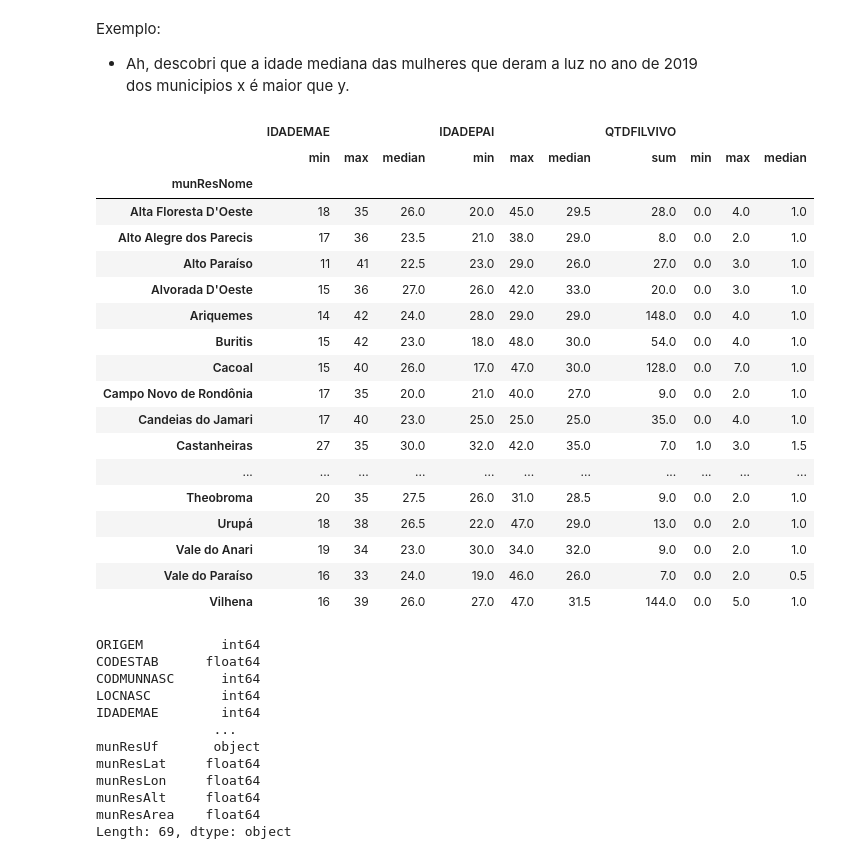
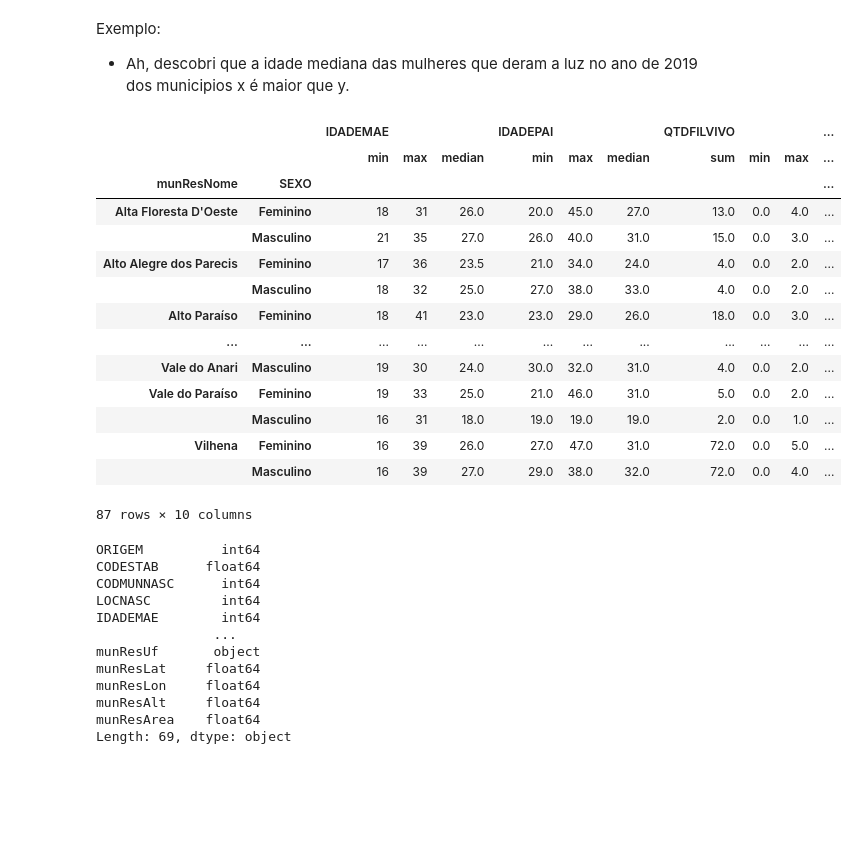
Before and after one commit to iqui27/EBAC-AULAS, a Jupyter notebook: MODULO 9/Mod9Tarefa1.ipynb, the cells around one changed output. Drawn from its saved outputs; the diff is of its cells as text; code cells hidden in the pictures; blank space fills up the shorter version.

```diff
--- a/MODULO 9/Mod9Tarefa1.ipynb
+++ b/MODULO 9/Mod9Tarefa1.ipynb
@@ -101,28 +101,24 @@ Exemplo:
 - Ah, descobri que a idade mediana das mulheres que deram a luz no ano de 2019 dos municipios x é maior que y.
 # %%
 sinasc_marco = sinasc_raw[(sinasc_raw['DTNASC'] >= "2019-03-01") & ((sinasc_raw['DTNASC'] <= "2019-03-31"))]
-group = sinasc_marco.groupby('munResNome').aggregate({'IDADEMAE' :['min','max', 'median'], 'IDADEPAI':['min','max','median'], 'QTDFILVIVO': ['sum','min','max', 'median']}).dropna()
+group = sinasc_marco.groupby(['munResNome','SEXO']).aggregate({'IDADEMAE' :['min','max', 'median'], 'IDADEPAI':['min','max','median'], 'QTDFILVIVO': ['sum','min','max', 'median']}).dropna()
 group
 # %% [output]
-|  | IDADEMAE |  |  | IDADEPAI |  |  | QTDFILVIVO |  |  |  |
-|  | min | max | median | min | max | median | sum | min | max | median |
-| munResNome |  |  |  |  |  |  |  |  |  |  |
-| Alta Floresta D'Oeste | 18 | 35 | 26.0 | 20.0 | 45.0 | 29.5 | 28.0 | 0.0 | 4.0 | 1.0 |
-| Alto Alegre dos Parecis | 17 | 36 | 23.5 | 21.0 | 38.0 | 29.0 | 8.0 | 0.0 | 2.0 | 1.0 |
-| Alto Paraíso | 11 | 41 | 22.5 | 23.0 | 29.0 | 26.0 | 27.0 | 0.0 | 3.0 | 1.0 |
-| Alvorada D'Oeste | 15 | 36 | 27.0 | 26.0 | 42.0 | 33.0 | 20.0 | 0.0 | 3.0 | 1.0 |
-| Ariquemes | 14 | 42 | 24.0 | 28.0 | 29.0 | 29.0 | 148.0 | 0.0 | 4.0 | 1.0 |
-| Buritis | 15 | 42 | 23.0 | 18.0 | 48.0 | 30.0 | 54.0 | 0.0 | 4.0 | 1.0 |
-| Cacoal | 15 | 40 | 26.0 | 17.0 | 47.0 | 30.0 | 128.0 | 0.0 | 7.0 | 1.0 |
-| Campo Novo de Rondônia | 17 | 35 | 20.0 | 21.0 | 40.0 | 27.0 | 9.0 | 0.0 | 2.0 | 1.0 |
-| Candeias do Jamari | 17 | 40 | 23.0 | 25.0 | 25.0 | 25.0 | 35.0 | 0.0 | 4.0 | 1.0 |
-| Castanheiras | 27 | 35 | 30.0 | 32.0 | 42.0 | 35.0 | 7.0 | 1.0 | 3.0 | 1.5 |
-| ... | ... | ... | ... | ... | ... | ... | ... | ... | ... | ... |
-| Theobroma | 20 | 35 | 27.5 | 26.0 | 31.0 | 28.5 | 9.0 | 0.0 | 2.0 | 1.0 |
-| Urupá | 18 | 38 | 26.5 | 22.0 | 47.0 | 29.0 | 13.0 | 0.0 | 2.0 | 1.0 |
-| Vale do Anari | 19 | 34 | 23.0 | 30.0 | 34.0 | 32.0 | 9.0 | 0.0 | 2.0 | 1.0 |
-| Vale do Paraíso | 16 | 33 | 24.0 | 19.0 | 46.0 | 26.0 | 7.0 | 0.0 | 2.0 | 0.5 |
-| Vilhena | 16 | 39 | 26.0 | 27.0 | 47.0 | 31.5 | 144.0 | 0.0 | 5.0 | 1.0 |
+|  |  | IDADEMAE |  |  | IDADEPAI |  |  | QTDFILVIVO |  |  | ... |
+|  |  | min | max | median | min | max | median | sum | min | max | ... |
+| munResNome | SEXO |  |  |  |  |  |  |  |  |  | ... |
+| Alta Floresta D'Oeste | Feminino | 18 | 31 | 26.0 | 20.0 | 45.0 | 27.0 | 13.0 | 0.0 | 4.0 | ... |
+|  | Masculino | 21 | 35 | 27.0 | 26.0 | 40.0 | 31.0 | 15.0 | 0.0 | 3.0 | ... |
+| Alto Alegre dos Parecis | Feminino | 17 | 36 | 23.5 | 21.0 | 34.0 | 24.0 | 4.0 | 0.0 | 2.0 | ... |
+|  | Masculino | 18 | 32 | 25.0 | 27.0 | 38.0 | 33.0 | 4.0 | 0.0 | 2.0 | ... |
+| Alto Paraíso | Feminino | 18 | 41 | 23.0 | 23.0 | 29.0 | 26.0 | 18.0 | 0.0 | 3.0 | ... |
+| ... | ... | ... | ... | ... | ... | ... | ... | ... | ... | ... | ... |
+| Vale do Anari | Masculino | 19 | 30 | 24.0 | 30.0 | 32.0 | 31.0 | 4.0 | 0.0 | 2.0 | ... |
+| Vale do Paraíso | Feminino | 19 | 33 | 25.0 | 21.0 | 46.0 | 31.0 | 5.0 | 0.0 | 2.0 | ... |
+|  | Masculino | 16 | 31 | 18.0 | 19.0 | 19.0 | 19.0 | 2.0 | 0.0 | 1.0 | ... |
+| Vilhena | Feminino | 16 | 39 | 26.0 | 27.0 | 47.0 | 31.0 | 72.0 | 0.0 | 5.0 | ... |
+|  | Masculino | 16 | 39 | 27.0 | 29.0 | 38.0 | 32.0 | 72.0 | 0.0 | 4.0 | ... |
+87 rows × 10 columns
 # %%
 sinasc_raw.dtypes
 # %% [output]
```
